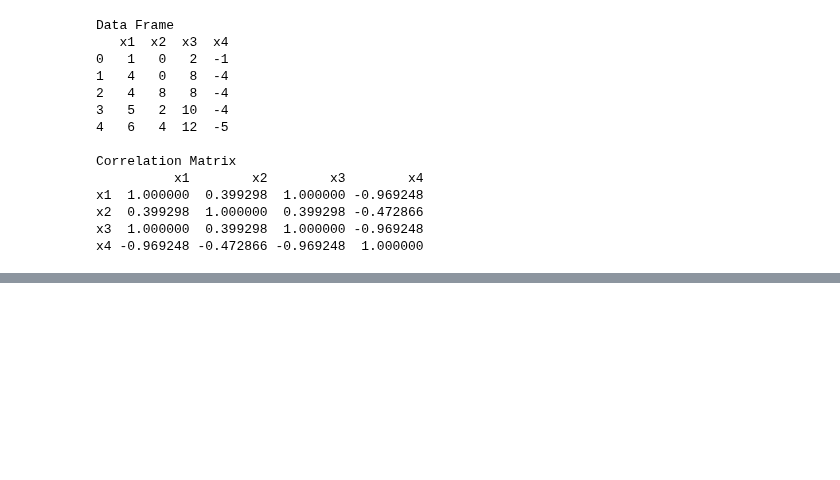
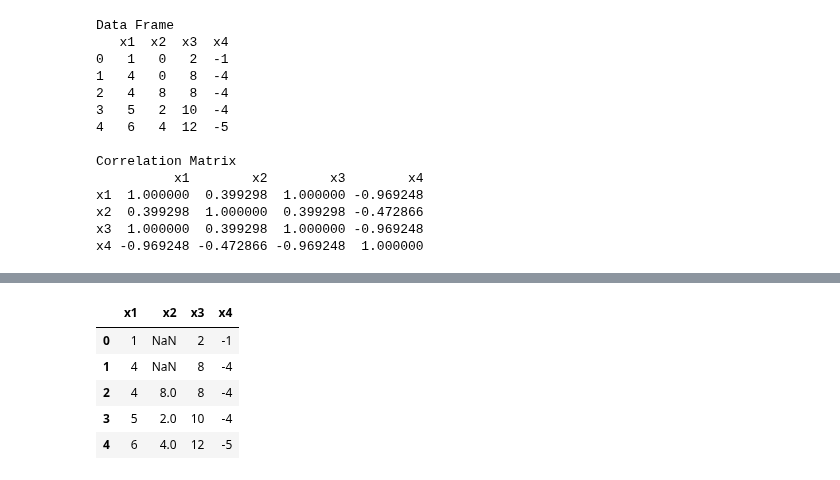
Before and after one commit to knu-final-project/sas_view, a Jupyter notebook: code/corrtest_19.ipynb, the cells around one changed output, grey strips where cells are left out. Cells and saved outputs as stored; diff of their text form; code cells hidden in the pictures; blank space fills up the shorter version.

```diff
--- a/code/corrtest_19.ipynb
+++ b/code/corrtest_19.ipynb
@@ -199,0 +205,9 @@ df = df.replace(0, np.NaN)
+# %%
+df
+# %% [output]
+|  | x1 | x2 | x3 | x4 |
+| 0 | 1 | NaN | 2 | -1 |
+| 1 | 4 | NaN | 8 | -4 |
+| 2 | 4 | 8.0 | 8 | -4 |
+| 3 | 5 | 2.0 | 10 | -4 |
+| 4 | 6 | 4.0 | 12 | -5 |
```
Also changed, not shown: parts of 13 cells of this notebook.
